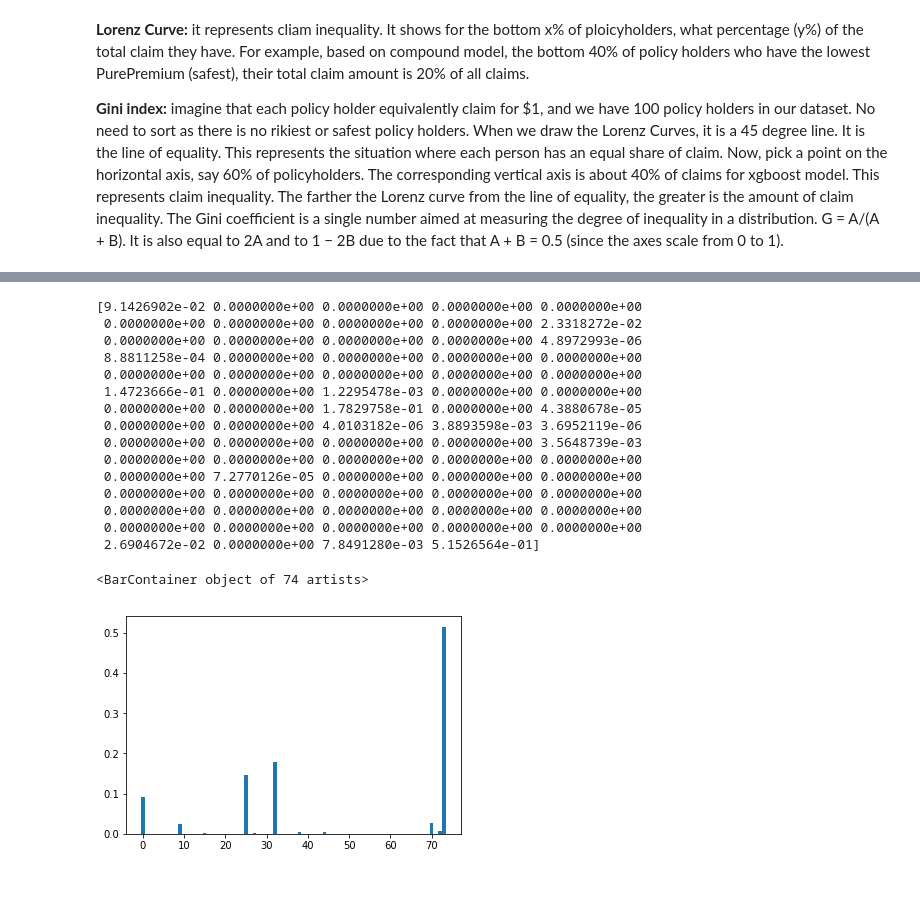
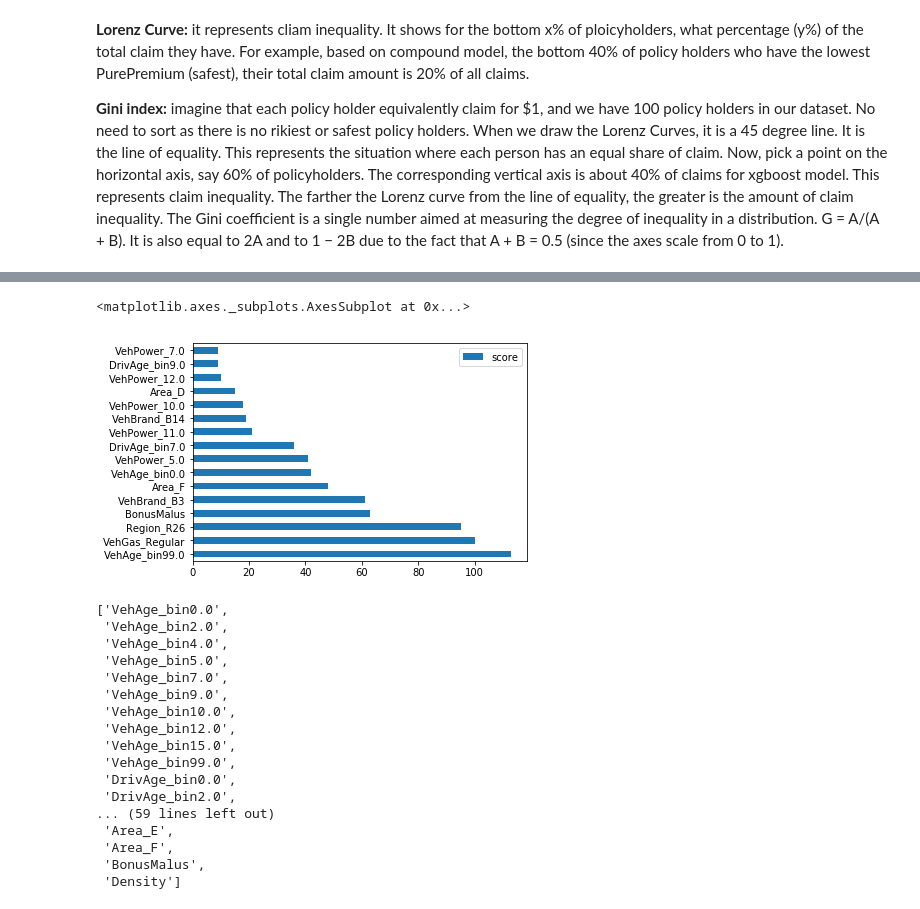
Before and after one commit to amanveer/FSI, a Jupyter notebook: insurance-claim-frequency-prediction.ipynb, the cells around one changed output, grey strips where cells are left out. Cells and saved outputs as stored; diff of their text form; code cells hidden in the pictures.

Commit message:
feature importance

```diff
--- a/insurance-claim-frequency-prediction.ipynb
+++ b/insurance-claim-frequency-prediction.ipynb
@@ -624,7 +624,7 @@ Parameters:
 - reg:tweedie: Tweedie regression with log-link. It might be useful, e.g., for modeling total loss in insurance, or for any outcome that might be Tweedie-distributed.
 # %%
 from xgboost import XGBRegressor
-model_XGBRegressor = XGBRegressor(learning_rate=0.01,max_depth=3,)
+model_XGBRegressor = XGBRegressor(learning_rate=0.01,max_depth=3,feature_names = feature_names)
 model_XGBRegressor
 # %% [output]
 XGBRegressor(base_score=None, booster=None, colsample_bylevel=None,
@@ -771,22 +767,32 @@ model_XGBRegressor.get_booster().get_score()
-# %%
-print(model_XGBRegressor.feature_importances_)
-
-plt.bar(range(len(model_XGBRegressor.feature_importances_)), model_XGBRegressor.feature_importances_)
-# %% [output]
-[9.1426902e-02 0.0000000e+00 0.0000000e+00 0.0000000e+00 0.0000000e+00
- 0.0000000e+00 0.0000000e+00 0.0000000e+00 0.0000000e+00 2.3318272e-02
- 0.0000000e+00 0.0000000e+00 0.0000000e+00 0.0000000e+00 4.8972993e-06
- 8.8811258e-04 0.0000000e+00 0.0000000e+00 0.0000000e+00 0.0000000e+00
- 0.0000000e+00 0.0000000e+00 0.0000000e+00 0.0000000e+00 0.0000000e+00
- 1.4723666e-01 0.0000000e+00 1.2295478e-03 0.0000000e+00 0.0000000e+00
- 0.0000000e+00 0.0000000e+00 1.7829758e-01 0.0000000e+00 4.3880678e-05
- 0.0000000e+00 0.0000000e+00 4.0103182e-06 3.8893598e-03 3.6952119e-06
- 0.0000000e+00 0.0000000e+00 0.0000000e+00 0.0000000e+00 3.5648739e-03
- 0.0000000e+00 0.0000000e+00 0.0000000e+00 0.0000000e+00 0.0000000e+00
- 0.0000000e+00 7.2770126e-05 0.0000000e+00 0.0000000e+00 0.0000000e+00
- 0.0000000e+00 0.0000000e+00 0.0000000e+00 0.0000000e+00 0.0000000e+00
- 0.0000000e+00 0.0000000e+00 0.0000000e+00 0.0000000e+00 0.0000000e+00
- 0.0000000e+00 0.0000000e+00 0.0000000e+00 0.0000000e+00 0.0000000e+00
- 2.6904672e-02 0.0000000e+00 7.8491280e-03 5.1526564e-01]
-<BarContainer object of 74 artists>
-[figure, removed]
+# %%
+feature_important = model_XGBRegressor.get_booster().get_score(importance_type='weight')
+keys = list(feature_important.keys())
+values = list(feature_important.values())
+key_name=[]
+for i in list(feature_important.keys()):
+    key_name.append(feature_names[int(i[1:]) ])
+data = pd.DataFrame(data=values, index=key_name, columns=["score"]).sort_values(by = "score", ascending=False)
+data.plot(kind='barh')
+# %% [output]
+<matplotlib.axes._subplots.AxesSubplot at 0x...>
+[figure, added]
+# %%
+feature_names
+# %% [output]
+['VehAge_bin0.0',
+ 'VehAge_bin2.0',
+ 'VehAge_bin4.0',
+ 'VehAge_bin5.0',
+ 'VehAge_bin7.0',
+ 'VehAge_bin9.0',
+ 'VehAge_bin10.0',
+ 'VehAge_bin12.0',
+ 'VehAge_bin15.0',
+ 'VehAge_bin99.0',
+ 'DrivAge_bin0.0',
+ 'DrivAge_bin2.0',
+... (59 lines left out)
+ 'Area_E',
+ 'Area_F',
+ 'BonusMalus',
+ 'Density']
```
Also changed, not shown: parts of 4 cells of this notebook.
